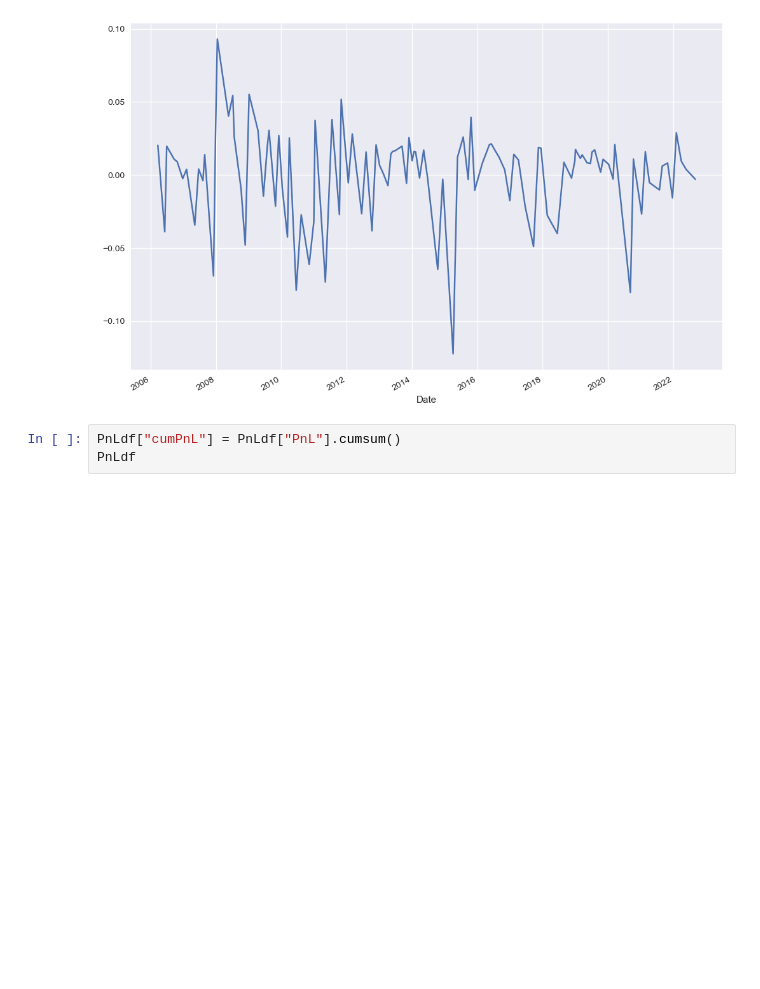
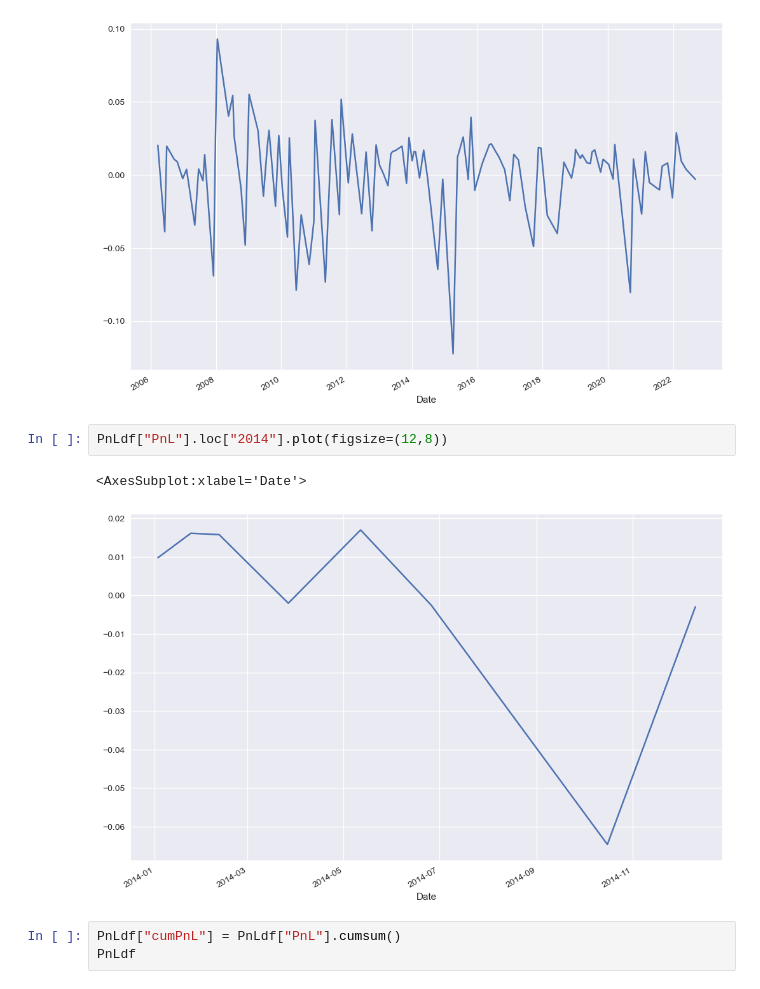
Before and after one commit to akiraawan/Algorithmic_Trading, a Jupyter notebook: Notebooks/BasicMeanReversionStrategy.ipynb, the cells around one changed output. Cells and saved outputs as stored; diff of their text form; blank space fills up the shorter version.

```diff
--- a/Notebooks/BasicMeanReversionStrategy.ipynb
+++ b/Notebooks/BasicMeanReversionStrategy.ipynb
@@ -370,6 +386,11 @@ PnLdf["PnL"].plot(figsize=(12,8))
 # %% [output]
 <AxesSubplot:xlabel='Date'>
 [figure]
+# %%
+PnLdf["PnL"].loc["2014"].plot(figsize=(12,8))
+# %% [output]
+<AxesSubplot:xlabel='Date'>
+[figure, added]
 # %%
 PnLdf["cumPnL"] = PnLdf["PnL"].cumsum()
 PnLdf
```
Also changed, not shown: parts of 2 cells of this notebook, 1 other file.
